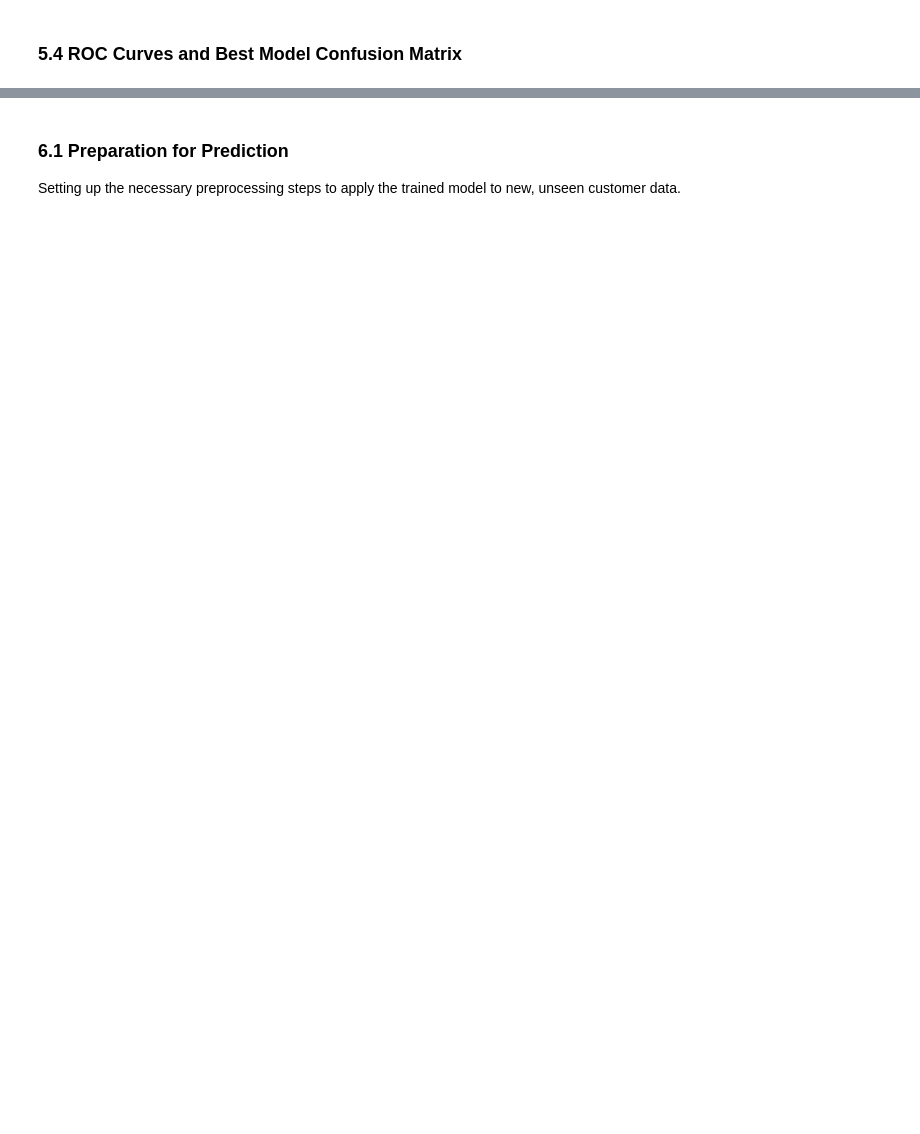
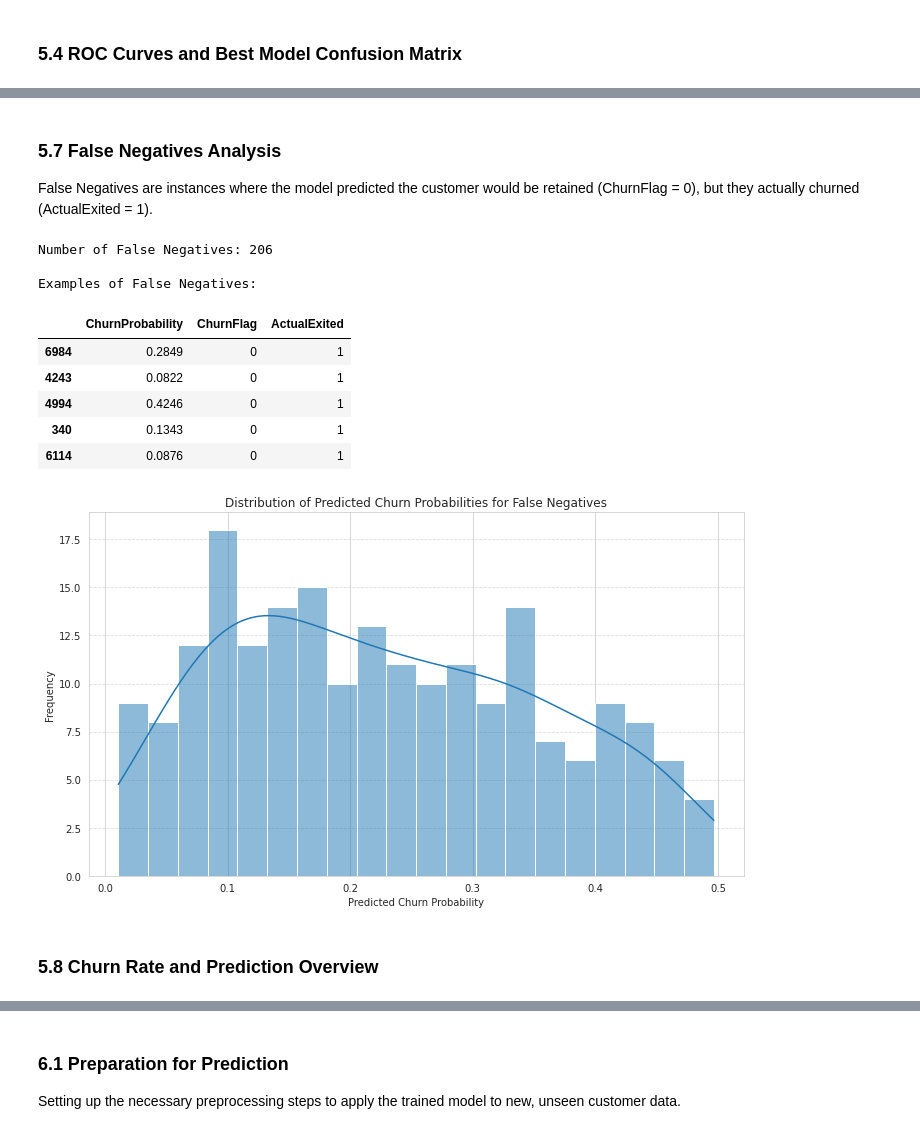
Before and after one commit to MAINISHA/fuzzy-churn, a Jupyter notebook: European_bank_churn_analysis.ipynb, the cells around one changed output, grey strips where cells are left out. Drawn from its saved outputs; the diff is of its cells as text; code cells hidden in the pictures; blank space fills up the shorter version.

```diff
--- a/European_bank_churn_analysis.ipynb
+++ b/European_bank_churn_analysis.ipynb
@@ -420,0 +421,35 @@ dtype: float64
+# %% [markdown]
+### 5.7 False Negatives Analysis
+
+False Negatives are instances where the model predicted the customer would be retained (ChurnFlag = 0), but they actually churned (ActualExited = 1).
+# %%
+false_negatives = predictions_df[(predictions_df['ChurnFlag'] == 0) & (predictions_df['ActualExited'] == 1)]
+
+print(f"Number of False Negatives: {len(false_negatives)}")
+print("\nExamples of False Negatives:")
+display(false_negatives.head())
+
+if not false_negatives.empty:
+    plt.figure(figsize=(10, 6))
+    sns.histplot(false_negatives['ChurnProbability'], bins=20, kde=True)
+    plt.title('Distribution of Predicted Churn Probabilities for False Negatives')
+    plt.xlabel('Predicted Churn Probability')
+    plt.ylabel('Frequency')
+    plt.grid(axis='y', linestyle='--', alpha=0.7)
+    plt.tight_layout()
+    plt.show()
+else:
+    print("No False Negatives found in the predictions.")
+# %% [output]
+Number of False Negatives: 206
+
+Examples of False Negatives:
+|  | ChurnProbability | ChurnFlag | ActualExited |
+| 6984 | 0.2849 | 0 | 1 |
+| 4243 | 0.0822 | 0 | 1 |
+| 4994 | 0.4246 | 0 | 1 |
+| 340 | 0.1343 | 0 | 1 |
+| 6114 | 0.0876 | 0 | 1 |
+[figure, added]
+# %% [markdown]
+### 5.8 Churn Rate and Prediction Overview
```
Also changed, not shown: parts of 72 cells of this notebook.
